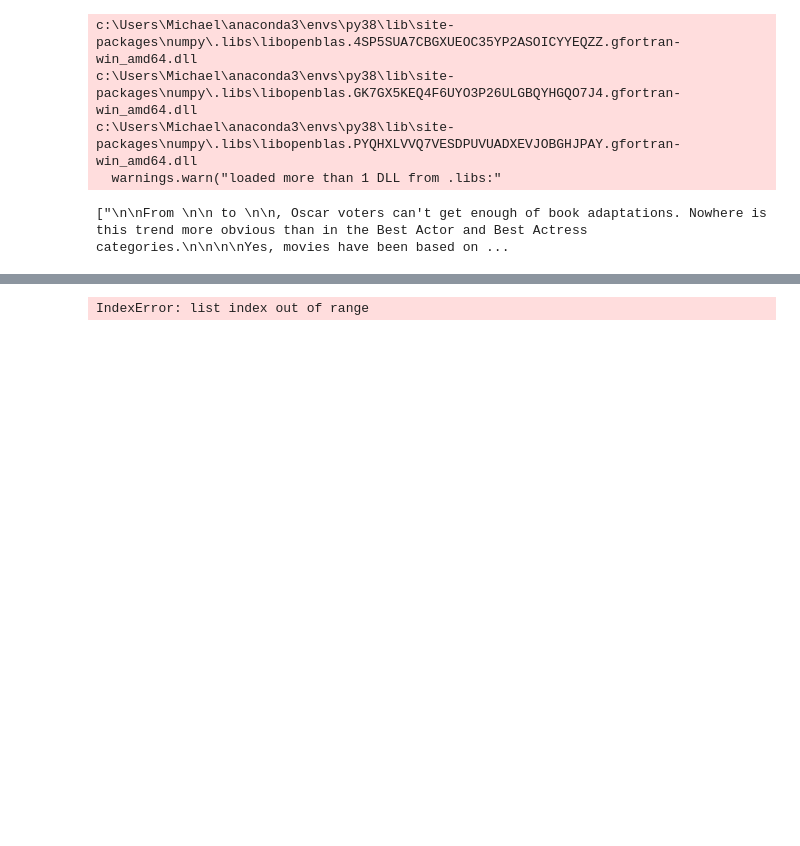
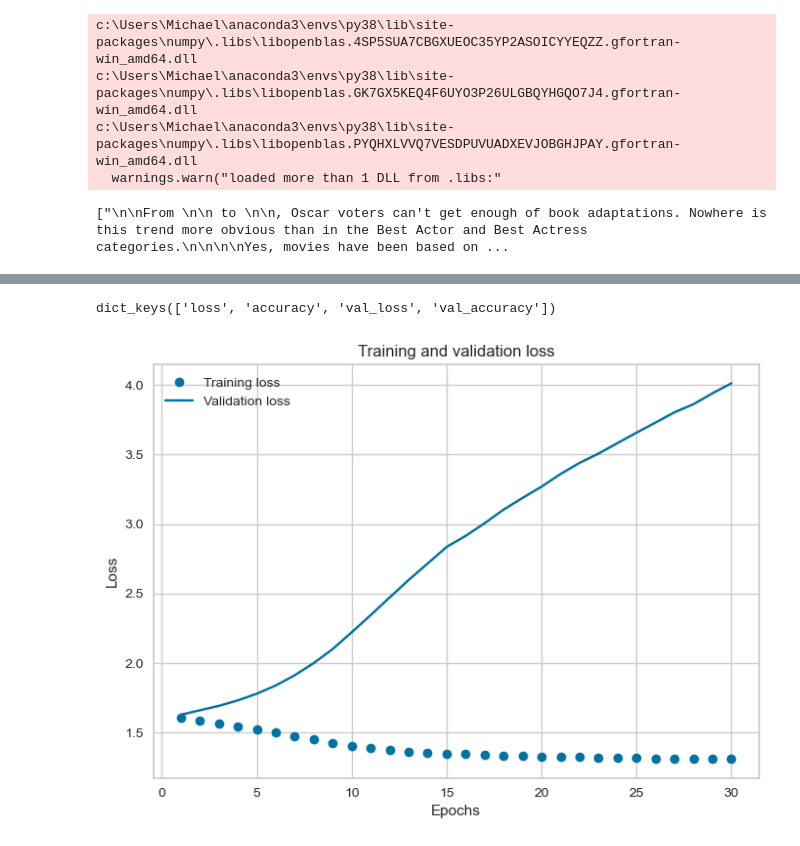
Before and after one commit to Finbby/finbby, a Jupyter notebook: AutoTaggerModel.ipynb, the cells around one changed output, grey strips where cells are left out. Cells and saved outputs as stored; diff of their text form; code cells hidden in the pictures; blank space fills up the shorter version.

```diff
--- a/AutoTaggerModel.ipynb
+++ b/AutoTaggerModel.ipynb
@@ -44,7 +45,7 @@ EMBEDDING_DIM = 16
 #MAXLEN = 120 # use max_length() instead
 PADDING = 'post'
 OOV_TOKEN = "<OOV>"
-TRAINING_SPLIT = .8
+TRAINING_SPLIT = .7
 
 def clean_sentences(data):
     #list all stopwords
@@ -58,13 +59,19 @@ def clean_sentences(data):
         sentences = article.lower()
         # Remove '\n'
         sentences = sentences.replace("\n","")
-        # Remove multispaces
+        #remove punctuation except dot
+        sentences = sentences.replace(","," ")
+        sentences = sentences.replace("?"," ")
+        sentences = sentences.replace(":"," ")
+         # Remove multispaces
         sentences = sentences.replace("  ", " ")
         # split per words
-        words = sentences.split()
+        words = sentences.split(" ")
         #remove stopwords
         no_words = [w for w in words if w not in stopwords]
         sentences = " ".join(no_words)
+        # Remove multispaces
+        sentences = sentences.replace("  ", " ")
         articles.append(sentences)
     return articles
 
@@ -75,6 +82,7 @@ def max_length(data):
             max_len = len(articles)
     return max_len
 
+#TO DO: Buat split rata berdasarkan label karena labelnya diurutin!!!
 def train_val_split(sentences, labels, training_split):
     # Compute the number of sentences that will be used for training (should be an integer)
     train_size = int(len(sentences)*training_split)
@@ -127,7 +135,7 @@ def create_model(num_words, embedding_dim, maxlen):
 
 
     model = tf.keras.Sequential([
-        tf.keras.layers.Embedding(num_words, embedding_dim, input_length=maxlen),
+        tf.keras.layers.Embedding(num_words, embedding_dim),
         tf.keras.layers.GlobalAveragePooling1D(),
         tf.keras.layers.Dense(25, activation='relu'),
         tf.keras.layers.Dense(5, activation='softmax')
@@ -136,6 +144,7 @@ def create_model(num_words, embedding_dim, maxlen):
     model.compile(loss='sparse_categorical_crossentropy',
                   optimizer='adam',
                   metrics=['accuracy'])
+    model.summary()
     return model
 # %%
 corpus = load_hobbies()
@@ -186,8 +200,27 @@ Epoch 30/30
-# %%
-#BUTUH PERBAIKAN
-#test inference
-with open("data/recommender_dataset/books/books.txt","r") as f:
-    content = f.read()
-model.predict(content[:100])
-# %% [output]
-IndexError: list index out of range
+# %%
+history_dict = history.history
+history_dict.keys()
+# %% [output]
+dict_keys(['loss', 'accuracy', 'val_loss', 'val_accuracy'])
+# %%
+#evaluation metrics
+acc = history.history['accuracy']
+val_acc = history.history['val_accuracy']
+loss = history.history['loss']
+val_loss = history.history['val_loss']
+
+epochs = range(1, len(acc) + 1)
+
+#plot Training vs Validation Loss
+# "bo" is for "blue dot"
+plt.plot(epochs, loss, 'bo', label='Training loss')
+# b is for "solid blue line"
+plt.plot(epochs, val_loss, 'b', label='Validation loss')
+plt.title('Training and validation loss')
+plt.xlabel('Epochs')
+plt.ylabel('Loss')
+plt.legend()
+
+plt.show()
+# %% [output]
+[figure, added]
```
Also changed, not shown: parts of 5 cells of this notebook.
